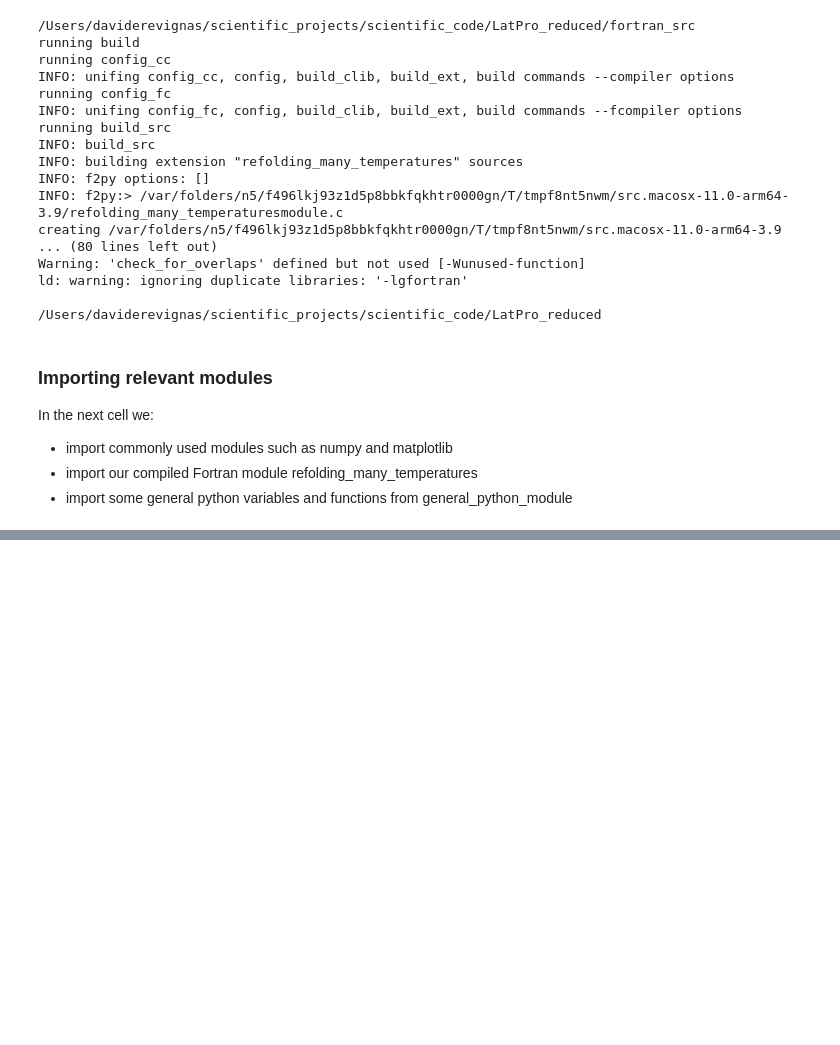
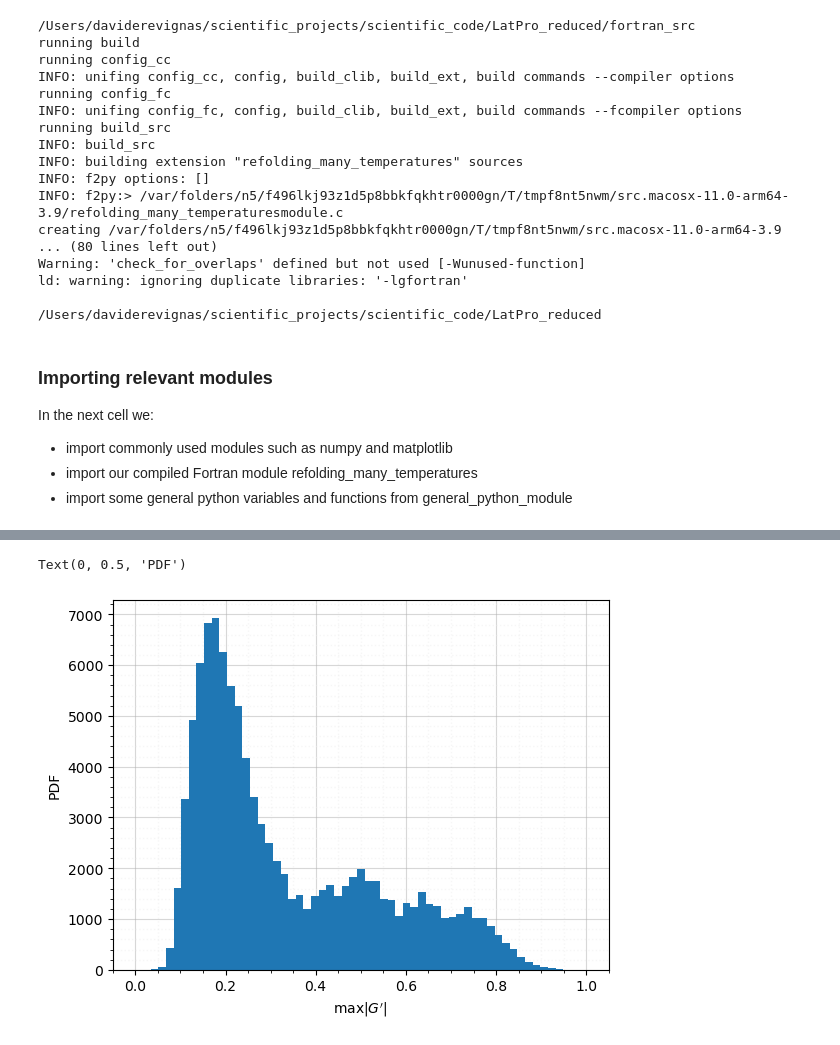
Before and after one commit to daviderevignas/LatPro_reduced, a Jupyter notebook: 001_introduction.ipynb, the cells around one changed output, grey strips where cells are left out. Cells and saved outputs as stored; diff of their text form; code cells hidden in the pictures; blank space fills up the shorter version.

Commit message:
added simple plots and data sequences

```diff
--- a/001_introduction.ipynb
+++ b/001_introduction.ipynb
@@ -64,2 +66,5 @@ from general_python_module import *
 # %%
 MJ_tab_6 = load_MJ_tab_6() # conventional order of amino acids given by num_to_letter_map variable
+hamiltonian_walks_max_abs_GE=load_hamiltonian_walks_max_abs_GE()
+hamiltonian_walks_i1_i2=load_hamiltonian_walks_maGE_loop_i1_i2()
+hamiltonian_walks_maGE_thread_is_N=load_hamiltonian_walks_maGE_thread_is_N()
@@ -65,0 +76,8 @@ MJ_tab_6 = load_MJ_tab_6() # conventional order of amino acids given by num_to_l
+# %%
+fig,ax=simple_plot_with_grid()
+_=ax.hist(hamiltonian_walks_max_abs_GE,bins=np.linspace(0,1,60))
+ax.set_xlabel("$\max |G'|$")
+ax.set_ylabel("PDF")
+# %% [output]
+Text(0, 0.5, 'PDF')
+[figure, added]
```
Also changed, not shown: parts of 3 cells of this notebook, 4 other files.
